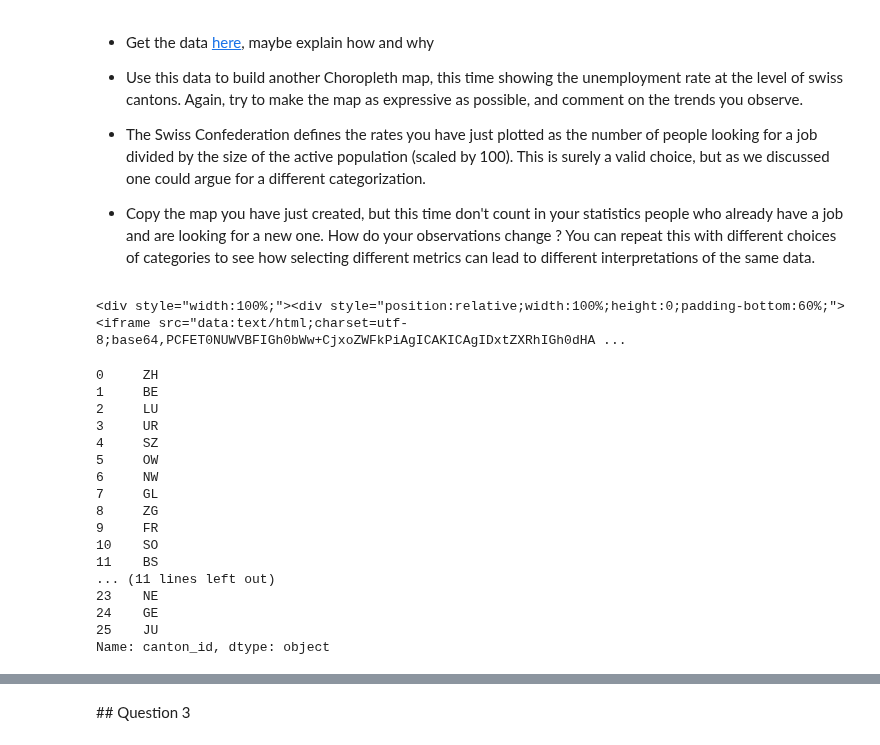
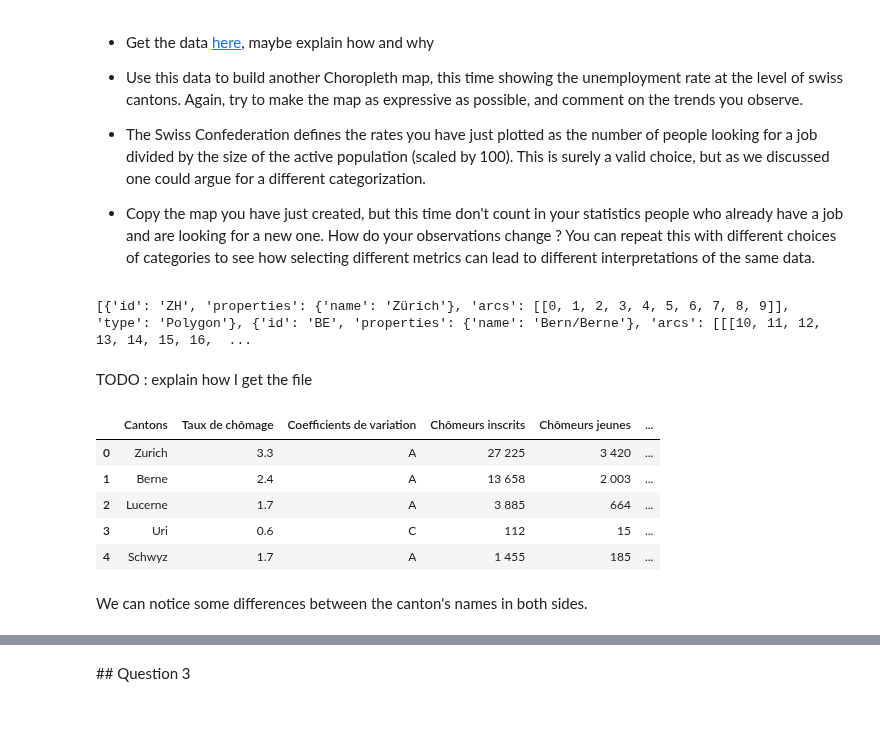
Before and after one commit to ImLemni/ada-epfl, a Jupyter notebook: 03-Interactive_Viz/homework.ipynb, the cells around one changed output, grey strips where cells are left out. Cells and saved outputs as stored; diff of their text form; code cells hidden in the pictures; blank space fills up the shorter version.

```diff
--- a/03-Interactive_Viz/homework.ipynb
+++ b/03-Interactive_Viz/homework.ipynb
@@ -40,43 +45,3 @@ True
 * The Swiss Confederation defines the rates you have just plotted as the number of people looking for a job divided by the size of the active population (scaled by 100). This is surely a valid choice, but as we discussed one could argue for a different categorization.
 
 * Copy the map you have just created, but this time don't count in your statistics people who already have a job and are looking for a new one. How do your observations change ? You can repeat this with different choices of categories to see how selecting different metrics can lead to different interpretations of the same data.
-# %%
-#Beginning of implementation
-# Note that well implemented websites should also work under firefox. To be easier I've set the data in git
-canton_json_path = os.path.join(DATAPATH,"topojson","ch-cantons.topojson.json")
-canton_json_data = json.load(open(canton_json_path))
-swiss_df = pd.read_csv(os.path.join(DATAPATH,"chomage_suisse.csv"))
-cantons_ids = [i['id'] for i in canton_json_data['objects']['cantons']['geometries']]
-
-swiss_df.drop(26,inplace=True)#We remove the Total row
-swiss_df = swiss_df.assign(canton_id=cantons_ids)
-#TODO : Change tiles property
-m_switzerland = folium.Map([46.8,8], tiles='Mapbox Bright', zoom_start=8)
-m_switzerland.choropleth(geo_data = canton_json_data,name="Cantons",data=swiss_df,columns=['canton_id', "Taux de chômage"],
-             key_on='feature.id',fill_color='YlGn', fill_opacity=0.8, line_opacity=0.2,
-             legend_name='Unemployment Rate (%)',topojson='objects.cantons')
-folium.LayerControl().add_to(m_switzerland)
-m_switzerland
-# %% [output]
-<div style="width:100%;"><div style="position:relative;width:100%;height:0;padding-bottom:60%;"><iframe src="data:text/html;charset=utf-8;base64,PCFET0NUWVBFIGh0bWw+CjxoZWFkPiAgICAKICAgIDxtZXRhIGh0dHA ...
-# %%
-
-_df['canton_id']
-# %% [output]
-0     ZH
-1     BE
-2     LU
-3     UR
-4     SZ
-5     OW
-6     NW
-7     GL
-8     ZG
-9     FR
-10    SO
-11    BS
-... (11 lines left out)
-23    NE
-24    GE
-25    JU
-Name: canton_id, dtype: object
@@ -84,0 +48,23 @@ m_switzerland.choropleth?
+# %%
+#First let's check the topojson file
+canton_json_path = os.path.join(DATAPATH,"topojson","ch-cantons.topojson.json")
+canton_json_data = json.load(open(canton_json_path))
+print(canton_json_data['objects']['cantons']['geometries'])
+# %% [output]
+[{'id': 'ZH', 'properties': {'name': 'Zürich'}, 'arcs': [[0, 1, 2, 3, 4, 5, 6, 7, 8, 9]], 'type': 'Polygon'}, {'id': 'BE', 'properties': {'name': 'Bern/Berne'}, 'arcs': [[[10, 11, 12, 13, 14, 15, 16,  ...
+# %% [markdown]
+TODO : explain how I get the file
+# %%
+# Then let's import the csv file
+# Note that well implemented websites should also work under firefox. To be easier I've set the data in git
+swiss_df = pd.read_csv(os.path.join(DATAPATH,"chomage_suisse.csv"))
+swiss_df.head()
+# %% [output]
+|  | Cantons | Taux de chômage | Coefficients de variation | Chômeurs inscrits | Chômeurs jeunes | ... |
+| 0 | Zurich | 3.3 | A | 27 225 | 3 420 | ... |
+| 1 | Berne | 2.4 | A | 13 658 | 2 003 | ... |
+| 2 | Lucerne | 1.7 | A | 3 885 | 664 | ... |
+| 3 | Uri | 0.6 | C | 112 | 15 | ... |
+| 4 | Schwyz | 1.7 | A | 1 455 | 185 | ... |
+# %% [markdown]
+We can notice some differences between the canton's names in both sides.
```
Also changed, not shown: parts of 18 cells of this notebook, 1 other file.
